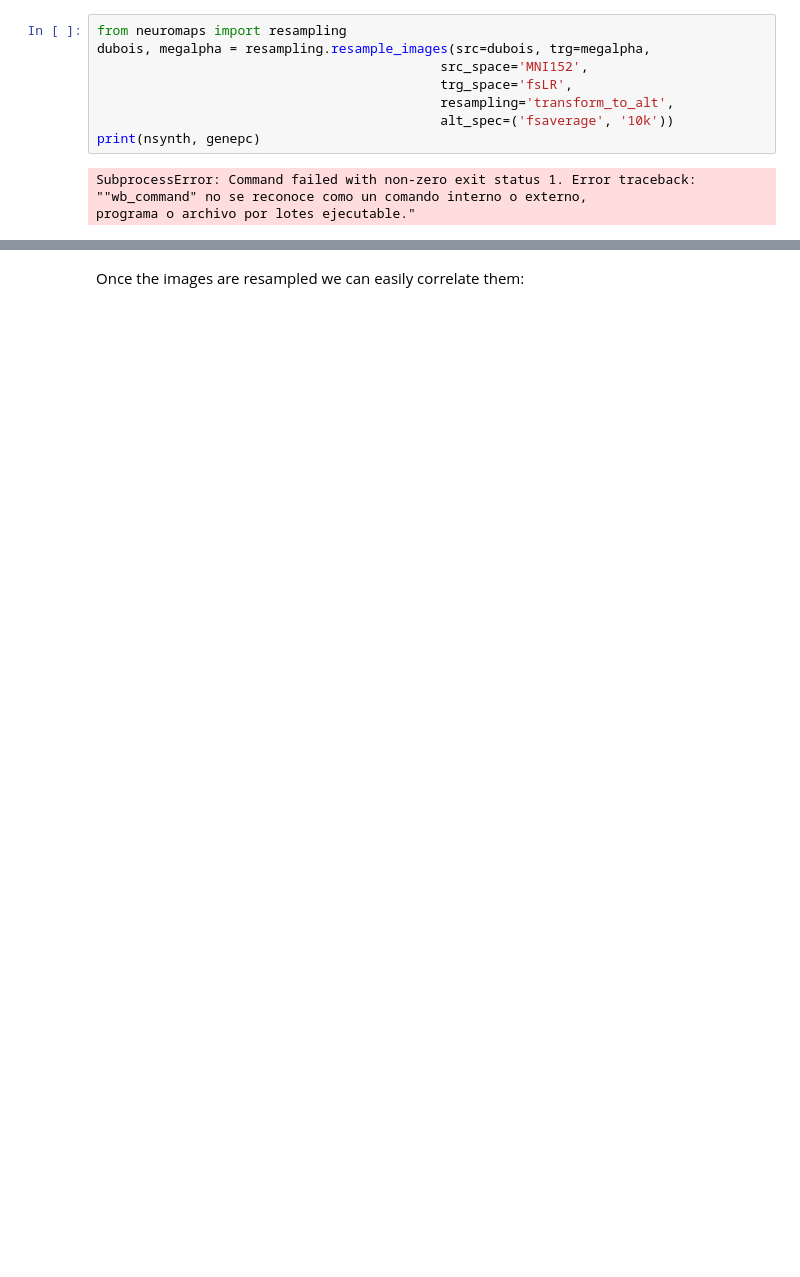
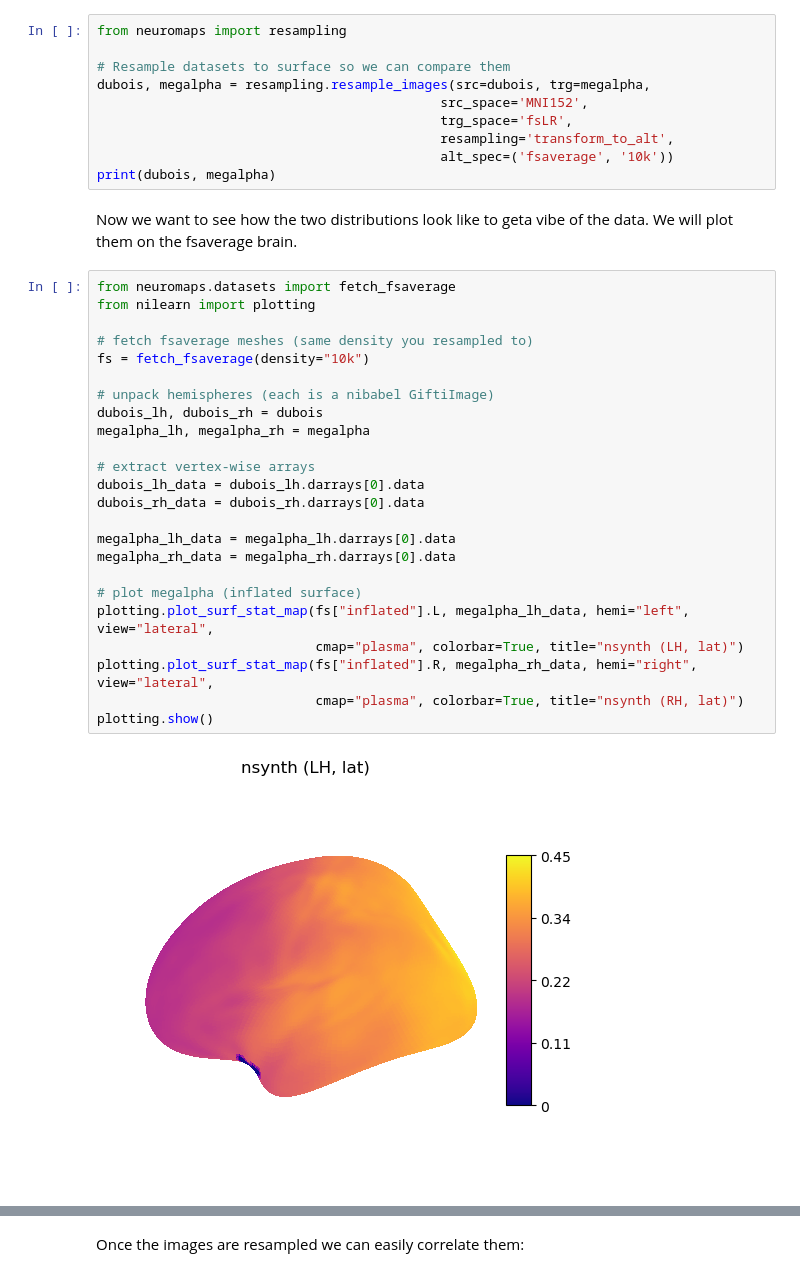
Before and after one commit to crisglav/ei_maps, a Jupyter notebook: python/plot_alpha_dubois.ipynb, the cells around one changed output, grey strips where cells are left out. Cells and saved outputs as stored; diff of their text form; blank space fills up the shorter version.

Commit message:
compare alphameg and dubois maps

```diff
--- a/python/plot_alpha_dubois.ipynb
+++ b/python/plot_alpha_dubois.ipynb
@@ -28,11 +14,38 @@ C:\Users\Cristina\neuromaps-data\annotations\dubois2015\abp688\MNI152\source-dub
 # %%
 from neuromaps import resampling
+
+# Resample datasets to surface so we can compare them
 dubois, megalpha = resampling.resample_images(src=dubois, trg=megalpha,
                                             src_space='MNI152',
                                             trg_space='fsLR',
                                             resampling='transform_to_alt',
                                             alt_spec=('fsaverage', '10k'))
-print(nsynth, genepc)
+print(dubois, megalpha)
-# %% [output]
-SubprocessError: Command failed with non-zero exit status 1. Error traceback: ""wb_command" no se reconoce como un comando interno o externo,
-programa o archivo por lotes ejecutable."
+# %% [markdown]
+Now we want to see how the two distributions look like to geta vibe of the data. We will plot them on the fsaverage brain.
+# %%
+from neuromaps.datasets import fetch_fsaverage
+from nilearn import plotting
+
+# fetch fsaverage meshes (same density you resampled to)
+fs = fetch_fsaverage(density="10k")
+
+# unpack hemispheres (each is a nibabel GiftiImage)
+dubois_lh, dubois_rh = dubois
+megalpha_lh, megalpha_rh = megalpha
+
+# extract vertex-wise arrays
+dubois_lh_data = dubois_lh.darrays[0].data
+dubois_rh_data = dubois_rh.darrays[0].data
+
+megalpha_lh_data = megalpha_lh.darrays[0].data
+megalpha_rh_data = megalpha_rh.darrays[0].data
+
+# plot megalpha (inflated surface)
+plotting.plot_surf_stat_map(fs["inflated"].L, megalpha_lh_data, hemi="left",  view="lateral",
+                            cmap="plasma", colorbar=True, title="nsynth (LH, lat)")
+plotting.plot_surf_stat_map(fs["inflated"].R, megalpha_rh_data, hemi="right", view="lateral",
+                            cmap="plasma", colorbar=True, title="nsynth (RH, lat)")
+plotting.show()
+# %% [output]
+[figure, added]
```
Also changed, not shown: parts of 13 cells of this notebook, 4 other files.
